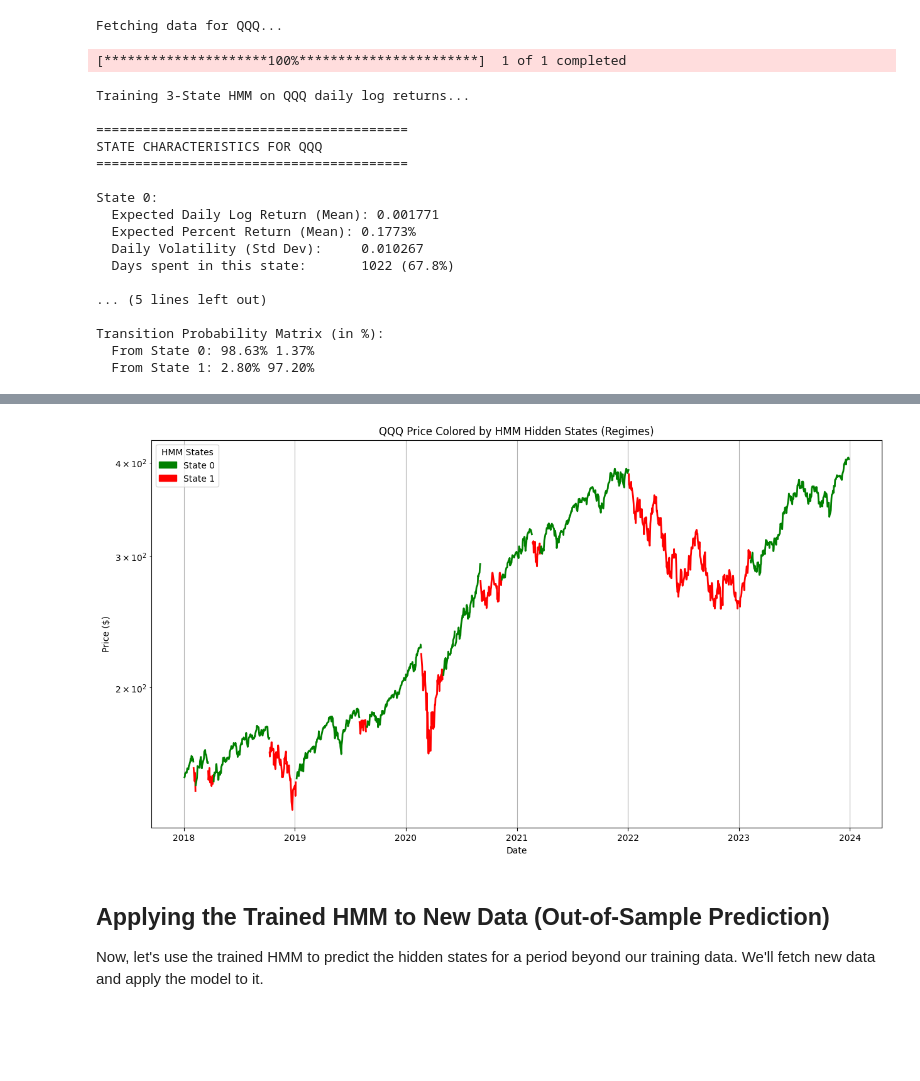
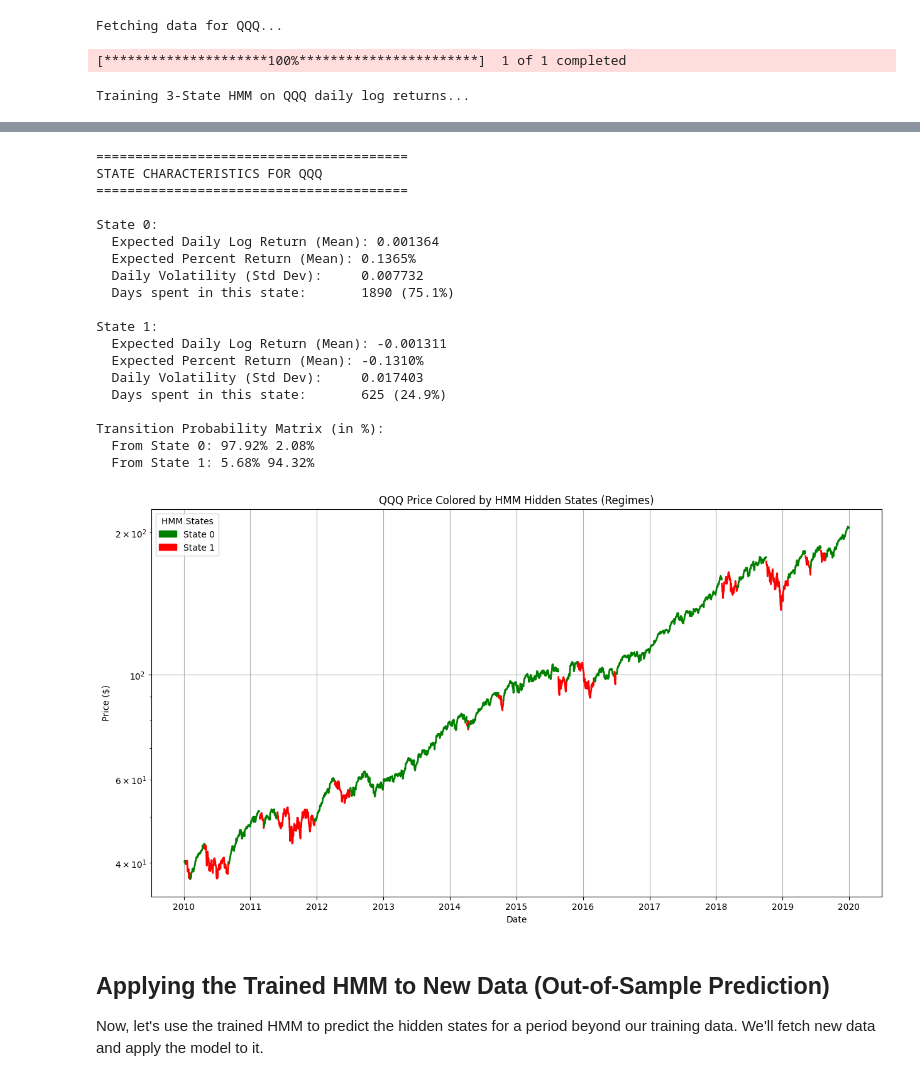
Before and after one commit to jhenningsen/Equity_Analysis, a Jupyter notebook: HMM/HMM_v1.ipynb, the cells around one changed output, grey strips where cells are left out. Saved outputs shown, nothing was run; the diff lists cells and outputs as text; code cells hidden in the pictures; blank space fills up the shorter version.

```diff
--- a/HMM/HMM_v1.ipynb
+++ b/HMM/HMM_v1.ipynb
@@ -22,8 +26,8 @@ import matplotlib.pyplot as plt
 # Change this variable to "SPY", "IWM", or "QQQ"
 TICKER = "QQQ"
 
-START_DATE = "2018-01-01"
-END_DATE = "2024-01-01"  # Adjust based on your preferred backtest window
+START_DATE = "2010-01-01"
+END_DATE = "2020-01-01"  # Adjust based on your preferred backtest window
 N_STATES = 2
 
 # ==========================================
@@ -119,19 +123,3 @@ plt.show()
 Fetching data for QQQ...
 [*********************100%***********************]  1 of 1 completed
 Training 3-State HMM on QQQ daily log returns...
-
-========================================
-STATE CHARACTERISTICS FOR QQQ
-========================================
-
-State 0:
-  Expected Daily Log Return (Mean): 0.001771
-  Expected Percent Return (Mean): 0.1773%
-  Daily Volatility (Std Dev):     0.010267
-  Days spent in this state:       1022 (67.8%)
-
-... (5 lines left out)
-
-Transition Probability Matrix (in %):
-  From State 0: 98.63% 1.37%
-  From State 1: 2.80% 97.20%
@@ -138,4 +127,23 @@ Transition Probability Matrix (in %):
+========================================
+STATE CHARACTERISTICS FOR QQQ
+========================================
+
+State 0:
+  Expected Daily Log Return (Mean): 0.001364
+  Expected Percent Return (Mean): 0.1365%
+  Daily Volatility (Std Dev):     0.007732
+  Days spent in this state:       1890 (75.1%)
+
+State 1:
+  Expected Daily Log Return (Mean): -0.001311
+  Expected Percent Return (Mean): -0.1310%
+  Daily Volatility (Std Dev):     0.017403
+  Days spent in this state:       625 (24.9%)
+
+Transition Probability Matrix (in %):
+  From State 0: 97.92% 2.08%
+  From State 1: 5.68% 94.32%
-[figure, old version]
+[figure, new version]
 # %% [markdown]
 ## Applying the Trained HMM to New Data (Out-of-Sample Prediction)
 
```
Also changed, not shown: parts of 10 cells of this notebook.
